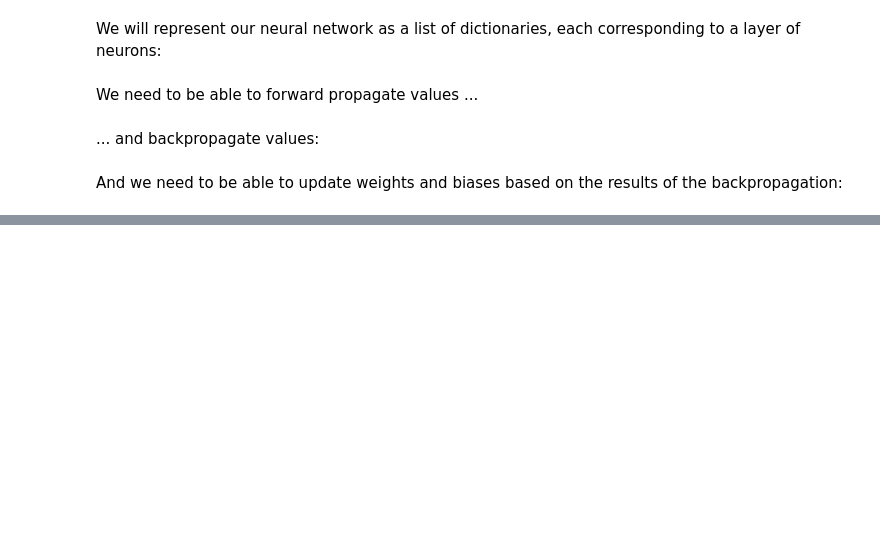
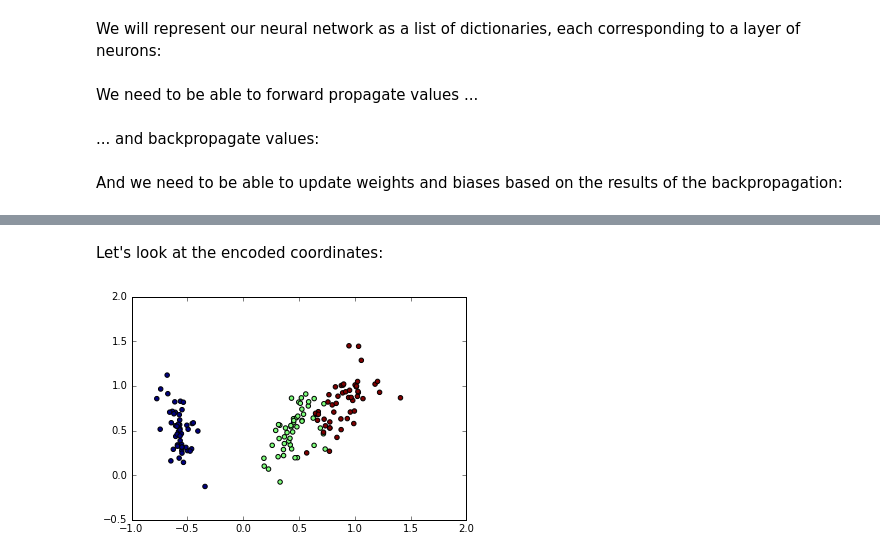
Before and after one commit to kwichmann/PCA_and_autoencoders, a Jupyter notebook: PCA and autoencoders.ipynb, the cells around one changed output, grey strips where cells are left out. Cells and saved outputs as stored; diff of their text form; code cells hidden in the pictures; blank space fills up the shorter version.

```diff
--- a/PCA and autoencoders.ipynb
+++ b/PCA and autoencoders.ipynb
@@ -219,0 +264,12 @@ def gradient_descent(learning_rate):
+# %% [markdown]
+Let's look at the encoded coordinates:
+# %%
+# Get encoded coordinates
+ec1 = np.array(layers[1]['activations'][0, :].transpose())
+ec2 = np.array(layers[1]['activations'][1, :].transpose())
+
+# Plot encoded data
+plt.scatter(ec1, ec2, c=labels)
+plt.show()
+# %% [output]
+[figure, added]
```
Also changed, not shown: parts of 27 cells of this notebook.
